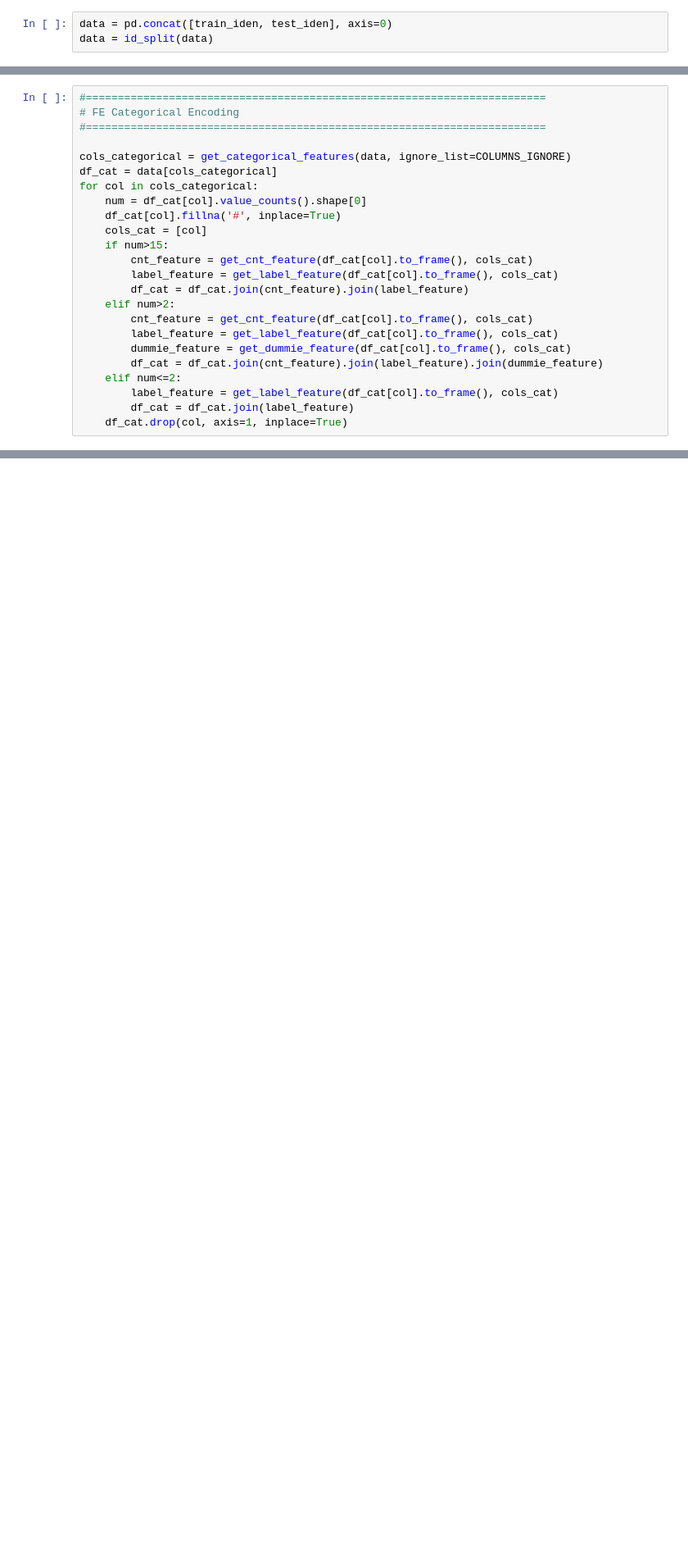
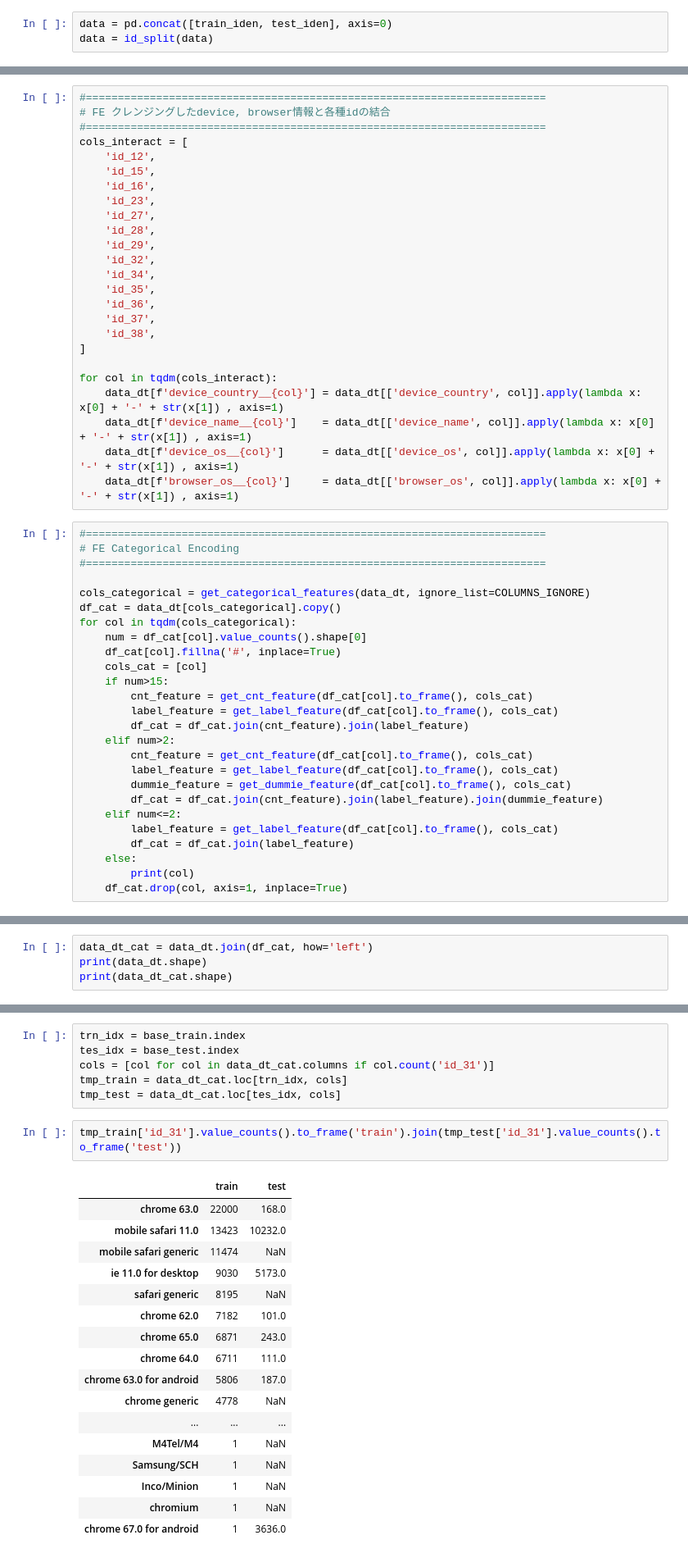
Before and after one commit to yryrgogo/ieee-fraud-5th-place, a Jupyter notebook: src/501_ieee__FE_identity.ipynb, the cells around one changed output, grey strips where cells are left out. Shown: that part at 82% size. Saved outputs shown, nothing was run; the diff lists cells and outputs as text; blank space fills up the shorter version.

```diff
--- a/src/501_ieee__FE_identity.ipynb
+++ b/src/501_ieee__FE_identity.ipynb
@@ -418,11 +546,36 @@ data_dt['os_match_device_browser'] = (data_dt['device_os'] == data_dt['browser_o
+# %%
+#========================================================================
+# FE クレンジングしたdevice, browser情報と各種idの結合
+#========================================================================
+cols_interact = [
+    'id_12',
+    'id_15',
+    'id_16',
+    'id_23',
+    'id_27',
+    'id_28',
+    'id_29',
+    'id_32',
+    'id_34',
+    'id_35',
+    'id_36',
+    'id_37',
+    'id_38',
+]
+
+for col in tqdm(cols_interact):
+    data_dt[f'device_country__{col}'] = data_dt[['device_country', col]].apply(lambda x: x[0] + '-' + str(x[1]) , axis=1)
+    data_dt[f'device_name__{col}']    = data_dt[['device_name', col]].apply(lambda x: x[0] + '-' + str(x[1]) , axis=1)
+    data_dt[f'device_os__{col}']      = data_dt[['device_os', col]].apply(lambda x: x[0] + '-' + str(x[1]) , axis=1)
+    data_dt[f'browser_os__{col}']     = data_dt[['browser_os', col]].apply(lambda x: x[0] + '-' + str(x[1]) , axis=1)
 # %%
 #========================================================================
 # FE Categorical Encoding
 #========================================================================
 
-cols_categorical = get_categorical_features(data, ignore_list=COLUMNS_IGNORE)
-df_cat = data[cols_categorical]
-for col in cols_categorical:
+cols_categorical = get_categorical_features(data_dt, ignore_list=COLUMNS_IGNORE)
+df_cat = data_dt[cols_categorical].copy()
+for col in tqdm(cols_categorical):
     num = df_cat[col].value_counts().shape[0]
     df_cat[col].fillna('#', inplace=True)
     cols_cat = [col]
@@ -438,4 +591,6 @@ for col in cols_categorical:
     elif num<=2:
         label_feature = get_label_feature(df_cat[col].to_frame(), cols_cat)
         df_cat = df_cat.join(label_feature)
+    else:
+        print(col)
     df_cat.drop(col, axis=1, inplace=True)
@@ -461,0 +597,4 @@ ValueError: could not convert string to float: 'NotFound'
+# %%
+data_dt_cat = data_dt.join(df_cat, how='left')
+print(data_dt.shape)
+print(data_dt_cat.shape)
@@ -461,0 +728,26 @@ ValueError: could not convert string to float: 'NotFound'
+# %%
+trn_idx = base_train.index
+tes_idx = base_test.index
+cols = [col for col in data_dt_cat.columns if col.count('id_31')]
+tmp_train = data_dt_cat.loc[trn_idx, cols]
+tmp_test = data_dt_cat.loc[tes_idx, cols]
+# %%
+tmp_train['id_31'].value_counts().to_frame('train').join(tmp_test['id_31'].value_counts().to_frame('test'))
+# %% [output]
+|  | train | test |
+| chrome 63.0 | 22000 | 168.0 |
+| mobile safari 11.0 | 13423 | 10232.0 |
+| mobile safari generic | 11474 | NaN |
+| ie 11.0 for desktop | 9030 | 5173.0 |
+| safari generic | 8195 | NaN |
+| chrome 62.0 | 7182 | 101.0 |
+| chrome 65.0 | 6871 | 243.0 |
+| chrome 64.0 | 6711 | 111.0 |
+| chrome 63.0 for android | 5806 | 187.0 |
+| chrome generic | 4778 | NaN |
+| ... | ... | ... |
+| M4Tel/M4 | 1 | NaN |
+| Samsung/SCH | 1 | NaN |
+| Inco/Minion | 1 | NaN |
+| chromium | 1 | NaN |
+| chrome 67.0 for android | 1 | 3636.0 |
```
Also changed, not shown: parts of 19 cells of this notebook, 14 other files.
